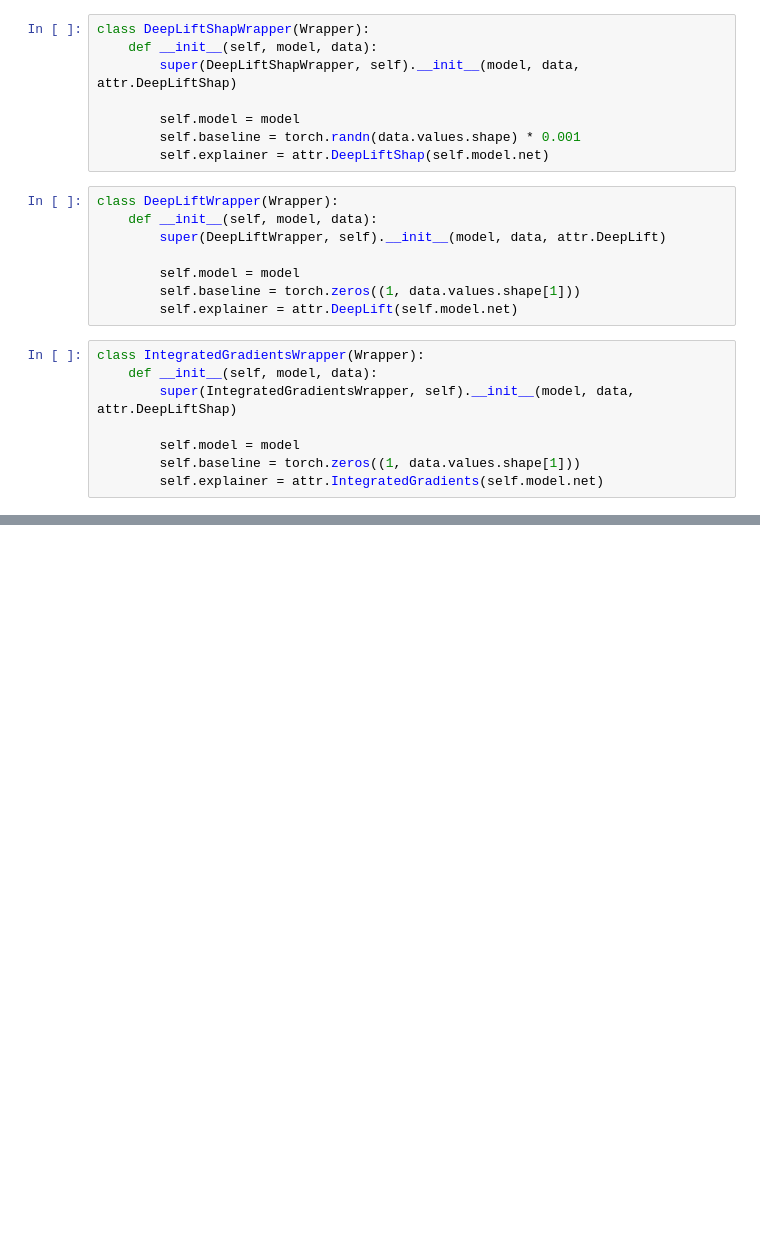
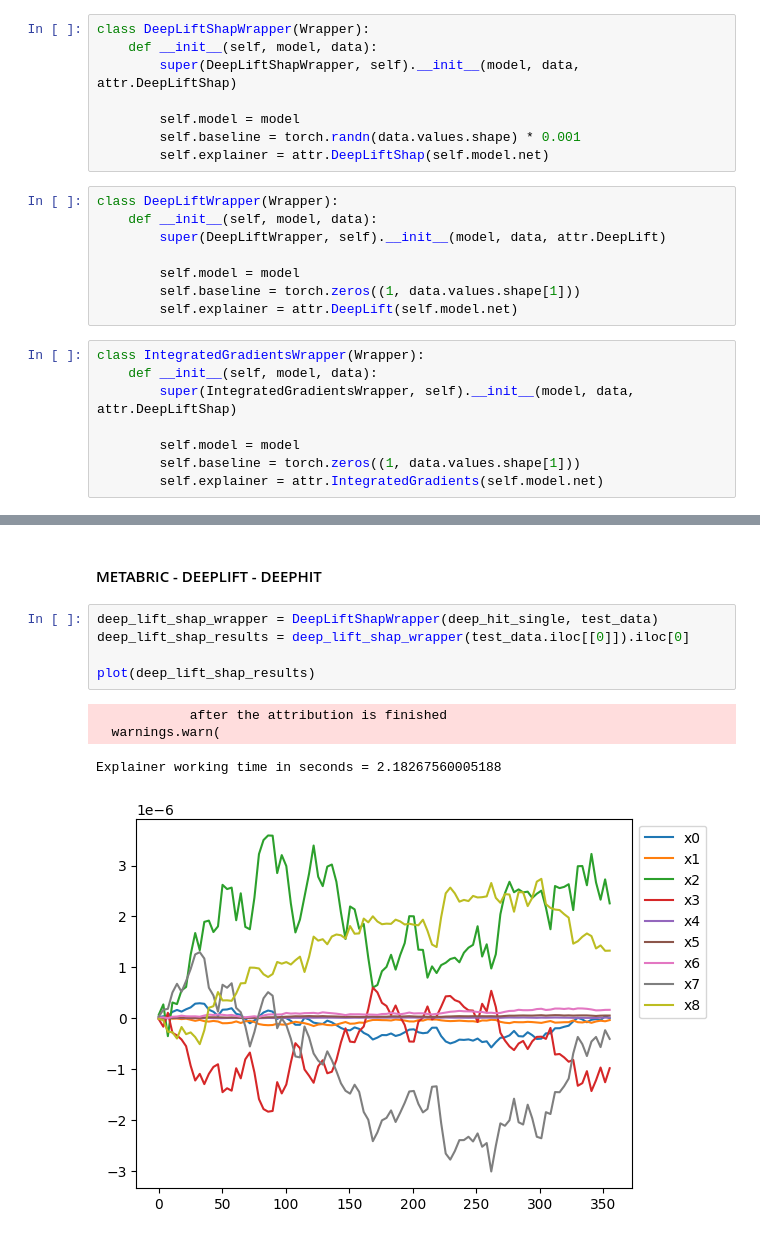
Before and after one commit to kskrajny/xai_team, a Jupyter notebook: XAI_project/XAI_Project_V.ipynb, the cells around one changed output, grey strips where cells are left out. Drawn from its saved outputs; the diff is of its cells as text; blank space fills up the shorter version.

```diff
--- a/XAI_project/XAI_Project_V.ipynb
+++ b/XAI_project/XAI_Project_V.ipynb
@@ -165,0 +291,12 @@ df
+# %% [markdown]
+#### METABRIC - DEEPLIFT - DEEPHIT
+# %%
+deep_lift_shap_wrapper = DeepLiftShapWrapper(deep_hit_single, test_data)
+deep_lift_shap_results = deep_lift_shap_wrapper(test_data.iloc[[0]]).iloc[0]
+
+plot(deep_lift_shap_results)
+# %% [output]
+            after the attribution is finished
+  warnings.warn(
+Explainer working time in seconds = 2.18267560005188
+[figure, added]
```
Also changed, not shown: parts of 36 cells of this notebook.
